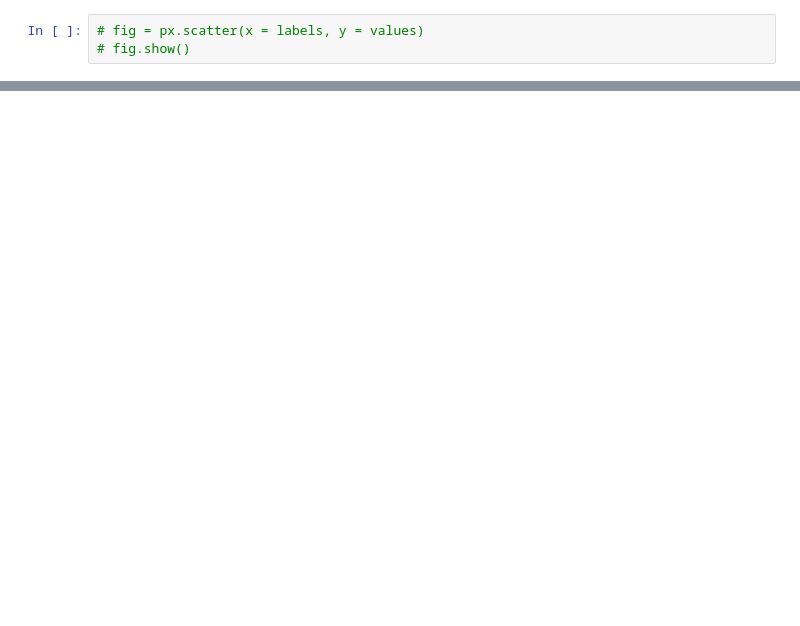
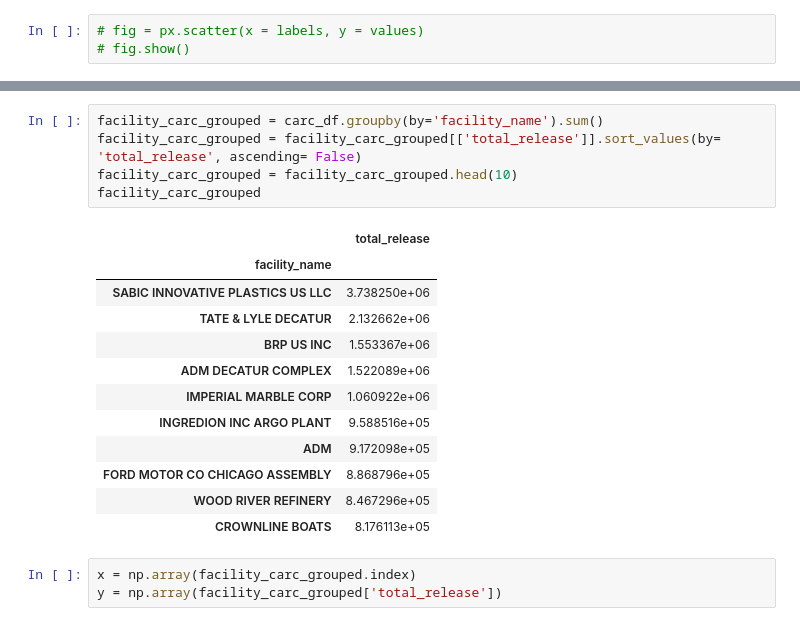
Before and after one commit to Crixuss/il_air_pollution_analysis, a Jupyter notebook: il_pollution_analysis.ipynb, the cells around one changed output, grey strips where cells are left out. Drawn from its saved outputs; the diff is of its cells as text; blank space fills up the shorter version.

```diff
--- a/il_pollution_analysis.ipynb
+++ b/il_pollution_analysis.ipynb
@@ -207,0 +227,21 @@ fig.show()
+# %%
+facility_carc_grouped = carc_df.groupby(by='facility_name').sum()
+facility_carc_grouped = facility_carc_grouped[['total_release']].sort_values(by= 'total_release', ascending= False)
+facility_carc_grouped = facility_carc_grouped.head(10)
+facility_carc_grouped
+# %% [output]
+|  | total_release |
+| facility_name |  |
+| SABIC INNOVATIVE PLASTICS US LLC | 3.738250e+06 |
+| TATE & LYLE DECATUR | 2.132662e+06 |
+| BRP US INC | 1.553367e+06 |
+| ADM DECATUR COMPLEX | 1.522089e+06 |
+| IMPERIAL MARBLE CORP | 1.060922e+06 |
+| INGREDION INC ARGO PLANT | 9.588516e+05 |
+| ADM | 9.172098e+05 |
+| FORD MOTOR CO CHICAGO ASSEMBLY | 8.868796e+05 |
+| WOOD RIVER REFINERY | 8.467296e+05 |
+| CROWNLINE BOATS | 8.176113e+05 |
+# %%
+x = np.array(facility_carc_grouped.index)
+y = np.array(facility_carc_grouped['total_release'])
```
Also changed, not shown: parts of 6 cells of this notebook, 1 other file.
